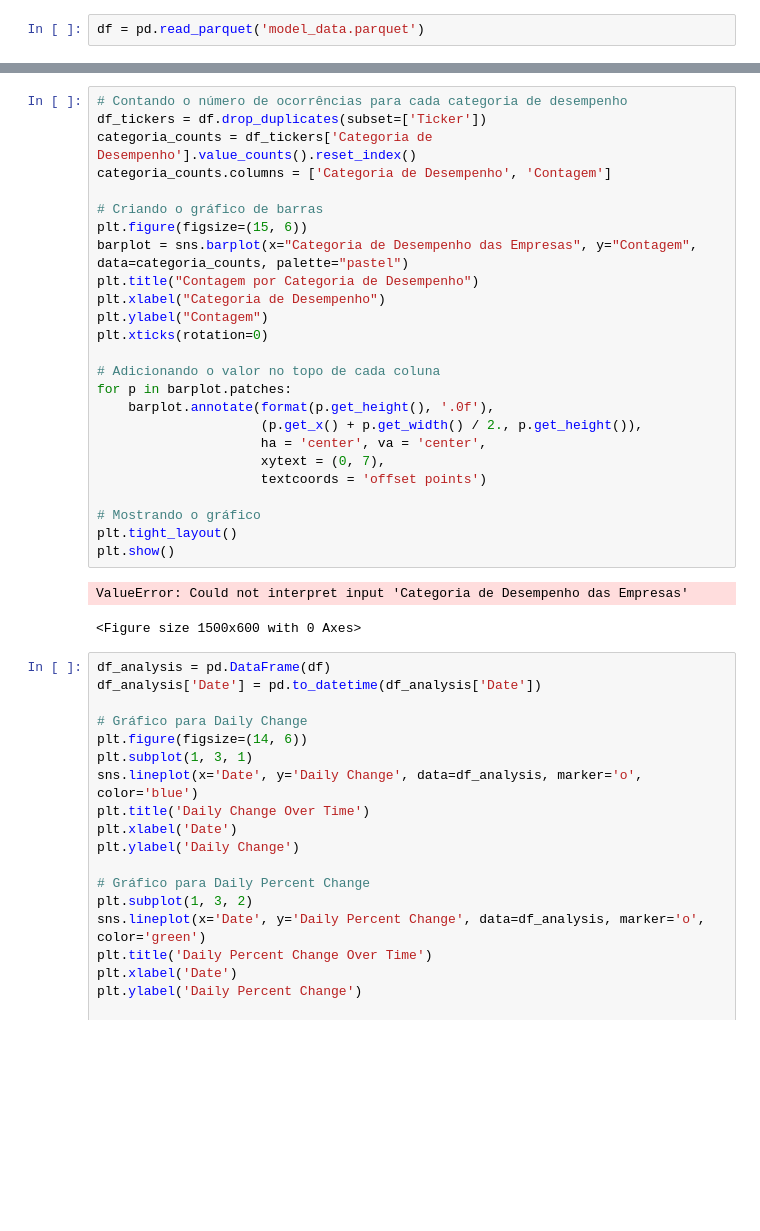
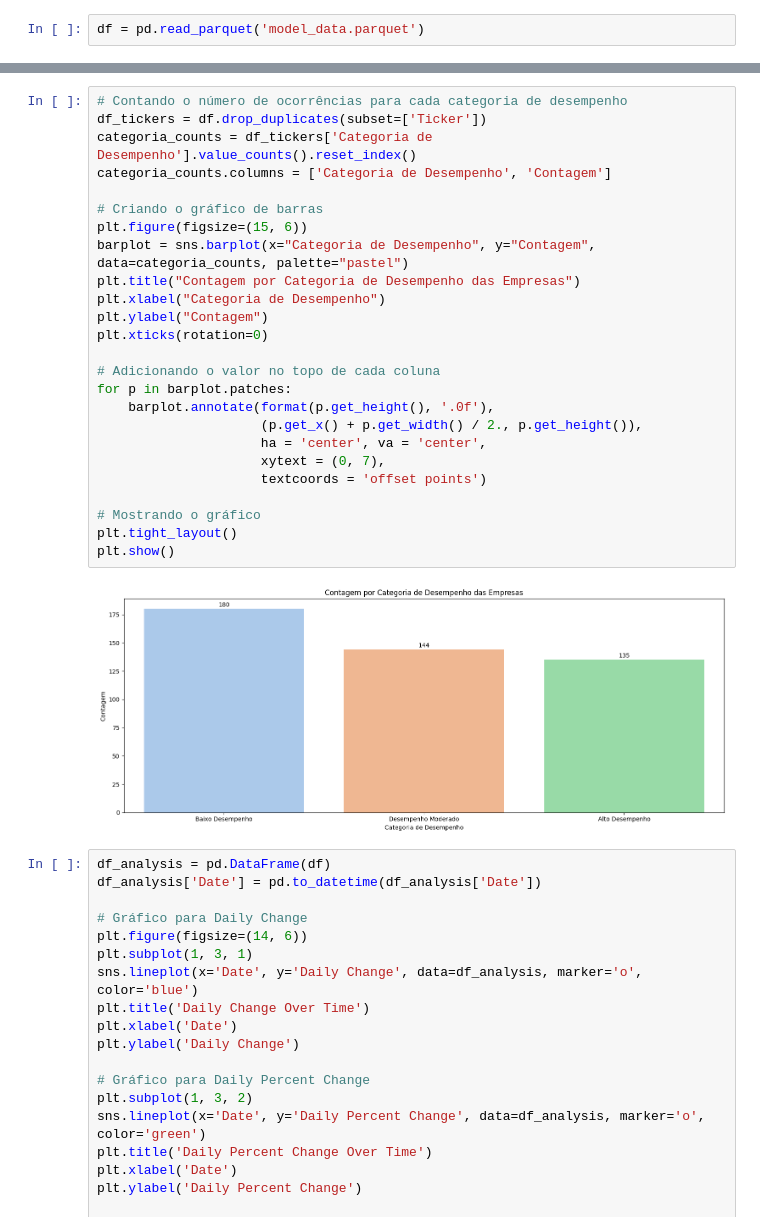
Before and after one commit to manubiagi/pos_ds_ml, a Jupyter notebook: model.ipynb, the cells around one changed output, grey strips where cells are left out. Cells and saved outputs as stored; diff of their text form; blank space fills up the shorter version.

```diff
--- a/model.ipynb
+++ b/model.ipynb
@@ -316,31 +316,30 @@ df.head()
 # %%
 # Contando o número de ocorrências para cada categoria de desempenho
 df_tickers = df.drop_duplicates(subset=['Ticker'])
 categoria_counts = df_tickers['Categoria de Desempenho'].value_counts().reset_index()
 categoria_counts.columns = ['Categoria de Desempenho', 'Contagem']
 
 # Criando o gráfico de barras
 plt.figure(figsize=(15, 6))
-barplot = sns.barplot(x="Categoria de Desempenho das Empresas", y="Contagem", data=categoria_counts, palette="pastel")
-plt.title("Contagem por Categoria de Desempenho")
+barplot = sns.barplot(x="Categoria de Desempenho", y="Contagem", data=categoria_counts, palette="pastel")
+plt.title("Contagem por Categoria de Desempenho das Empresas")
 plt.xlabel("Categoria de Desempenho")
 plt.ylabel("Contagem")
 plt.xticks(rotation=0)
 
 # Adicionando o valor no topo de cada coluna
 for p in barplot.patches:
     barplot.annotate(format(p.get_height(), '.0f'),
                      (p.get_x() + p.get_width() / 2., p.get_height()),
                      ha = 'center', va = 'center',
                      xytext = (0, 7),
                      textcoords = 'offset points')
 
 # Mostrando o gráfico
 plt.tight_layout()
 plt.show()
 # %% [output]
-ValueError: Could not interpret input 'Categoria de Desempenho das Empresas'
-<Figure size 1500x600 with 0 Axes>
+[figure, added]
 # %%
 df_analysis = pd.DataFrame(df)
 df_analysis['Date'] = pd.to_datetime(df_analysis['Date'])
```
